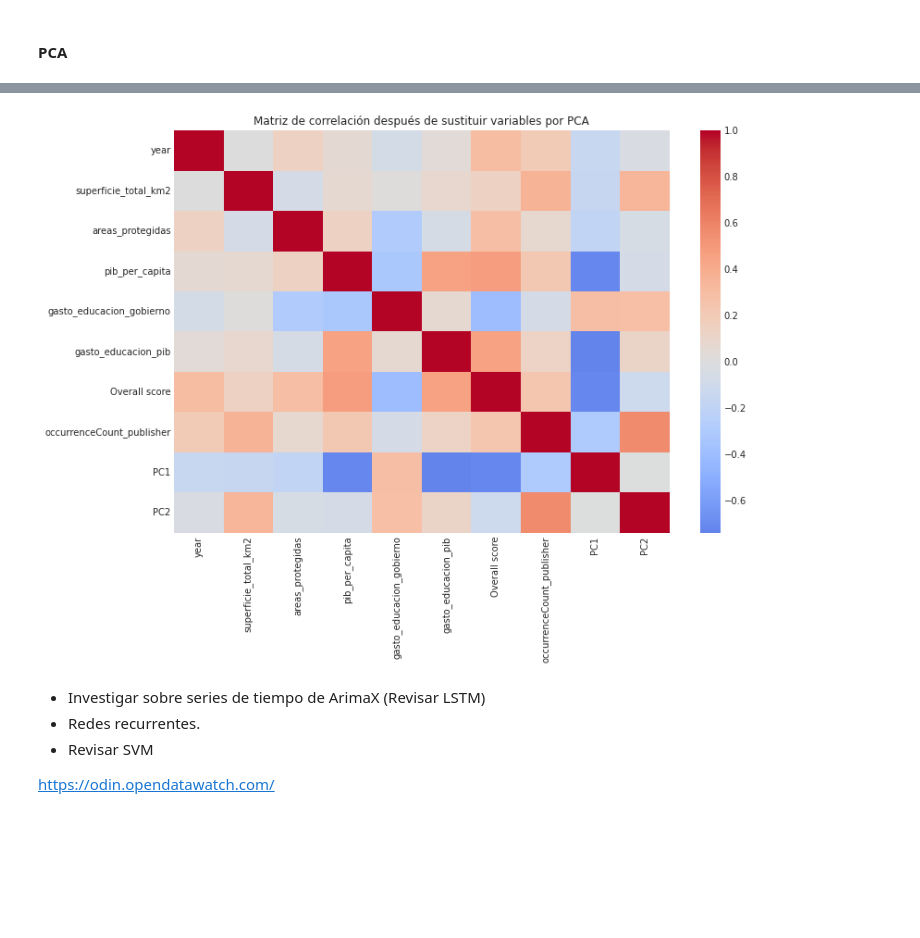
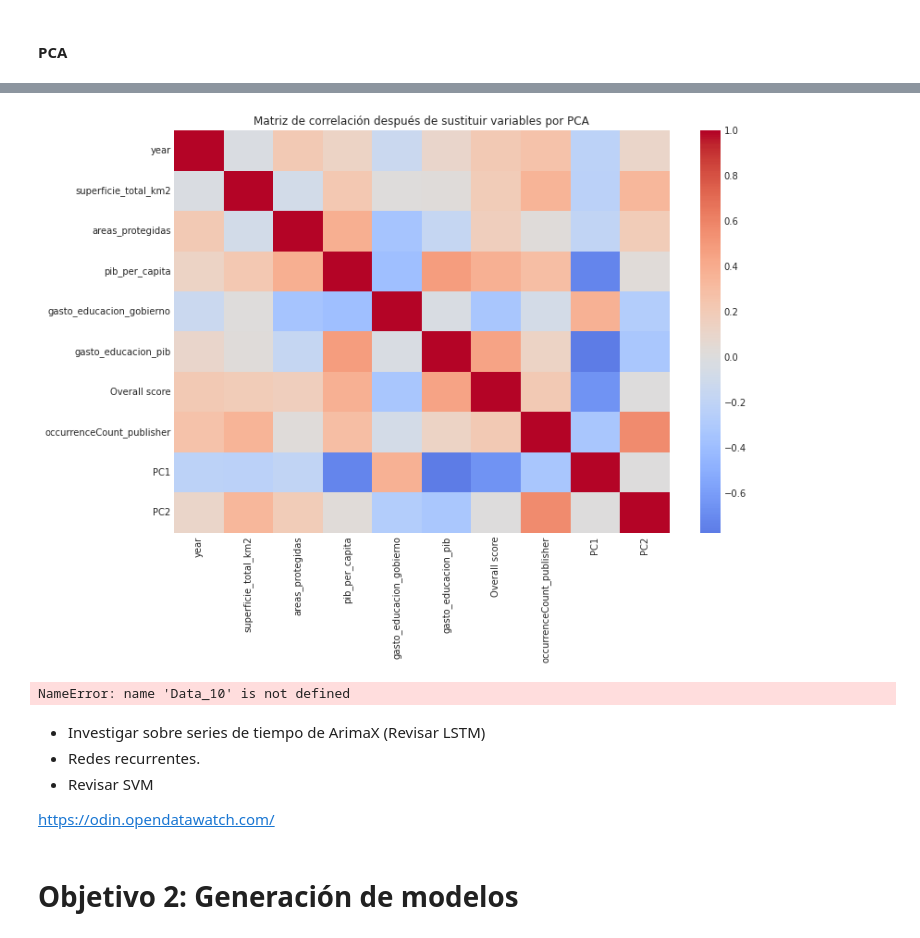
Before and after one commit to rortizgeo/Maestria_CD_Proyecto-Aplicado, a Jupyter notebook: PA_dataAnalysis.ipynb, the cells around one changed output, grey strips where cells are left out. Cells and saved outputs as stored; diff of their text form; code cells hidden in the pictures; blank space fills up the shorter version.

```diff
--- a/PA_dataAnalysis.ipynb
+++ b/PA_dataAnalysis.ipynb
@@ -1441,6 +1454,6 @@ for col in cols_to_exclude:
 # Si quieres mantener el mismo orden de columnas que el original:
 imputed_df = imputed_df[numeric_data.columns]
 
-# Opcional: reemplazar las columnas imputadas en Data_10
-# Data_10[numeric_data.columns] = imputed_df
+#Reemplazar las columnas imputadas en Data_10
+Data_10[numeric_data.columns] = imputed_df
 # %%
@@ -1511,10 +1527,10 @@ vars_to_drop = [
 ]
 
 # 2. Crear un nuevo dataframe sin esas variables
-imputed_df_reduced = imputed_df.drop(columns=vars_to_drop, errors="ignore")
+Data_10 = Data_10.drop(columns=vars_to_drop, errors="ignore")
 
-# 3. Calcular matriz de correlación
-corr_matrix = imputed_df_reduced.corr()
+# 3. Calcular matriz de correlación (solo numéricas)
+corr_matrix = Data_10.select_dtypes(include=[np.number]).corr()
 
 # 4. Graficar heatmap
 plt.figure(figsize=(12, 8))
@@ -1526,7 +1542,7 @@ plt.show()
 # %% [markdown]
 #### PCA
 # %%
-import pandas as pd
+
 from sklearn.preprocessing import StandardScaler
 from sklearn.decomposition import PCA
 import matplotlib.pyplot as plt
@@ -1535,7 +1551,7 @@ import seaborn as sns
 # 1. Seleccionar solo las variables de interés para PCA
 vars_pca = ["efectividad_gobierno", "uso_internet", "gasto_RD_pib", "inscripcion_primaria","inscripcion_secundaria", "inscripcion_terciaria", "art_cientificos"]
 
-X = imputed_df_reduced[vars_pca].dropna()  # eliminar filas con NaN
+X = Data_10[vars_pca].dropna()  # eliminar filas con NaN
 
 # 2. Estandarizar datos
 scaler = StandardScaler()
@@ -1558,8 +1574,8 @@ plt.grid(True)
 plt.show()
 
 # 5. Nuevo dataframe con los dos primeros componentes
-df_pca = pd.DataFrame(X_pca[:, :2], columns=["PC1", "PC2"])
-print(df_pca.head())
+Data_pca = pd.DataFrame(X_pca[:, :2], columns=["PC1", "PC2"])
+print(Data_pca.head())
 
 # 6. Heatmap de correlación entre variables originales y componentes
 loadings = pd.DataFrame(
@@ -1584,22 +1600,34 @@ plt.show()
 # %%
+
 # 7. Reemplazar variables originales correlacionadas por los componentes
-
-# Tomamos las variables que no entraron al PCA
-df_rest = imputed_df_reduced.drop(columns=vars_pca)
+Data_rest = Data_10.drop(columns=vars_pca)
 
 # Unimos con los dos primeros componentes
-df_final = pd.concat([df_rest.reset_index(drop=True), df_pca.reset_index(drop=True)], axis=1)
+Data_final = pd.concat([Data_rest.reset_index(drop=True),
+                      Data_pca.reset_index(drop=True)], axis=1)
 
-# 8. Matriz de correlación del dataset final
-corr_matrix_final = df_final.corr()
+# 8. Matriz de correlación del dataset final (solo numéricas)
+corr_matrix_final = Data_final.select_dtypes(include=[np.number]).corr()
 
 # 9. Graficar el heatmap
 plt.figure(figsize=(12,8))
 sns.heatmap(corr_matrix_final, annot=False, cmap="coolwarm", center=0)
 plt.title("Matriz de correlación después de sustituir variables por PCA")
 plt.show()
 # %% [output]
-[figure, old version]
+[figure, new version]
+# %%
+# 10. Seleccionar explícitamente columnas categóricas de interés desde imputed_df
+categoricas =  Data_10[["country", "region", "incomeLevel", "gbif_member", "ogp_membership"]]
+
+# 11. Hacer merge por índice para asegurar correspondencia fila a fila
+df_modelos = pd.concat([categoricas.reset_index(drop=True),
+                        Data_10.reset_index(drop=True)], axis=1)
+
+print("Shape final:", df_modelos.shape)
+print(df_modelos.head())
+# %% [output]
+NameError: name 'Data_10' is not defined
 # %% [markdown]
 
 - Investigar sobre series de tiempo de ArimaX (Revisar LSTM)
@@ -1607,3 +1635,5 @@ plt.show()
 - Revisar SVM
 
 https://odin.opendatawatch.com/
+# %% [markdown]
+# Objetivo 2: Generación de modelos
```
Also changed, not shown: parts of 11 cells of this notebook.
